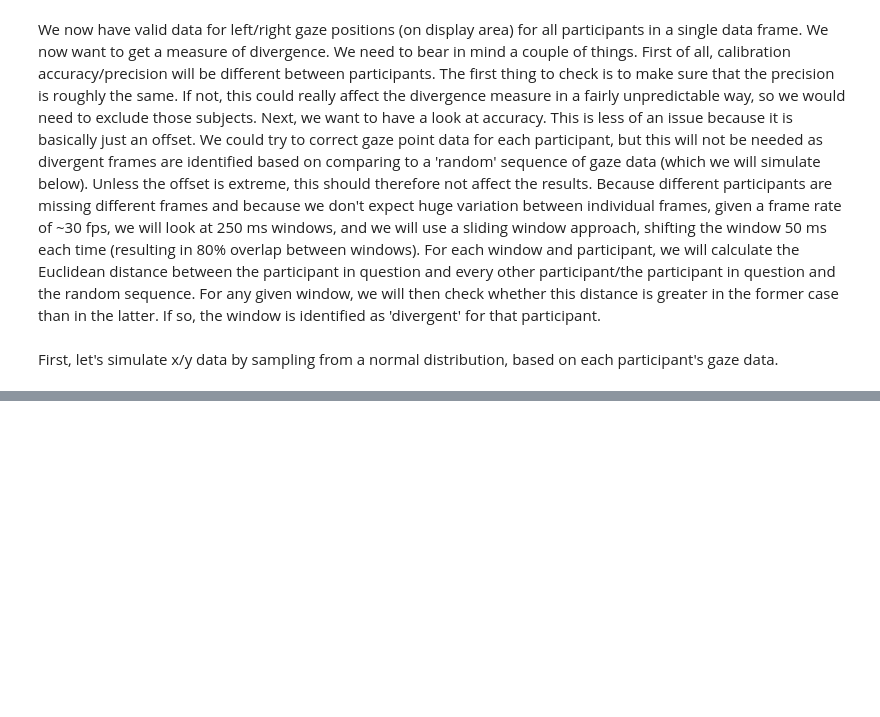
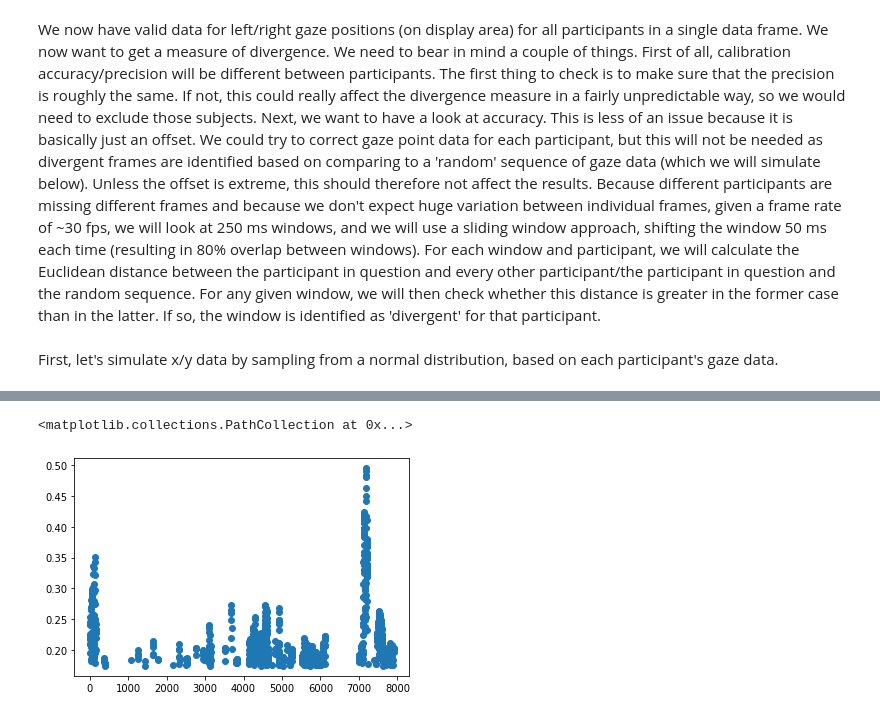
Before and after one commit to lucia-lux/Eye-gaze-divergence, a Jupyter notebook: Spiro_eye_tracking.ipynb, the cells around one changed output, grey strips where cells are left out. Drawn from its saved outputs; the diff is of its cells as text; code cells hidden in the pictures; blank space fills up the shorter version.

```diff
--- a/Spiro_eye_tracking.ipynb
+++ b/Spiro_eye_tracking.ipynb
@@ -300,10 +306,12 @@ Length: 1204, dtype: float64
 # %%
 # get consecutive sections of divergent windows.This is so we can relate it to sections of the film.
-divergent_winds = divergent_winds.reset_index()
+divergent_winds = divergent_winds_sim.reset_index()
 divergent_winds = divergent_winds.rename(columns = {'index':'div_winds'})
-divwinds_shifted = divergent_winds.shift(-1).reset_index(drop = True)
-divwinds_shifted = divwinds_shifted.rename(columns = {'index':'div_winds'})
-consecs = divergent_winds.div_winds - divwinds_shifted.div_winds
+divergent_winds['shifted'] = divergent_winds['div_winds'].add(1).shift(1)
 
-consec_inds = consecs[consecs != -1].index
-divergent_winds_consec = divergent_winds.drop(labels = consec_inds,axis = 0)
+divergent_winds['consecs'] = divergent_winds.div_winds - divergent_winds.shifted
+divergent_winds.rename(columns = {'div_winds':'frame_num'},inplace = True)
+divergent_winds.set_index('frame_num',inplace = True)
+
+consec_inds = divergent_winds.consecs[divergent_winds.consecs != 0].index
+#divergent_winds_consec = divergent_winds.drop(labels = consec_inds,axis = 0)
@@ -319,3 +318,10 @@ for i in range(0,len(vals)-1):
+# %%
+consec_inds = divergent_winds.consecs[divergent_winds.consecs == 0].index
+# %%
+plt.scatter(wind_dists_act.index[wind_dists_act.index.isin(consec_inds)], wind_dists_act.loc[consec_inds])
+# %% [output]
+<matplotlib.collections.PathCollection at 0x...>
+[figure, added]
 # %%
 plt.scatter(wind_dists_act.index, wind_dists_act)
 # %% [output]
```
Also changed, not shown: parts of 9 cells of this notebook.
